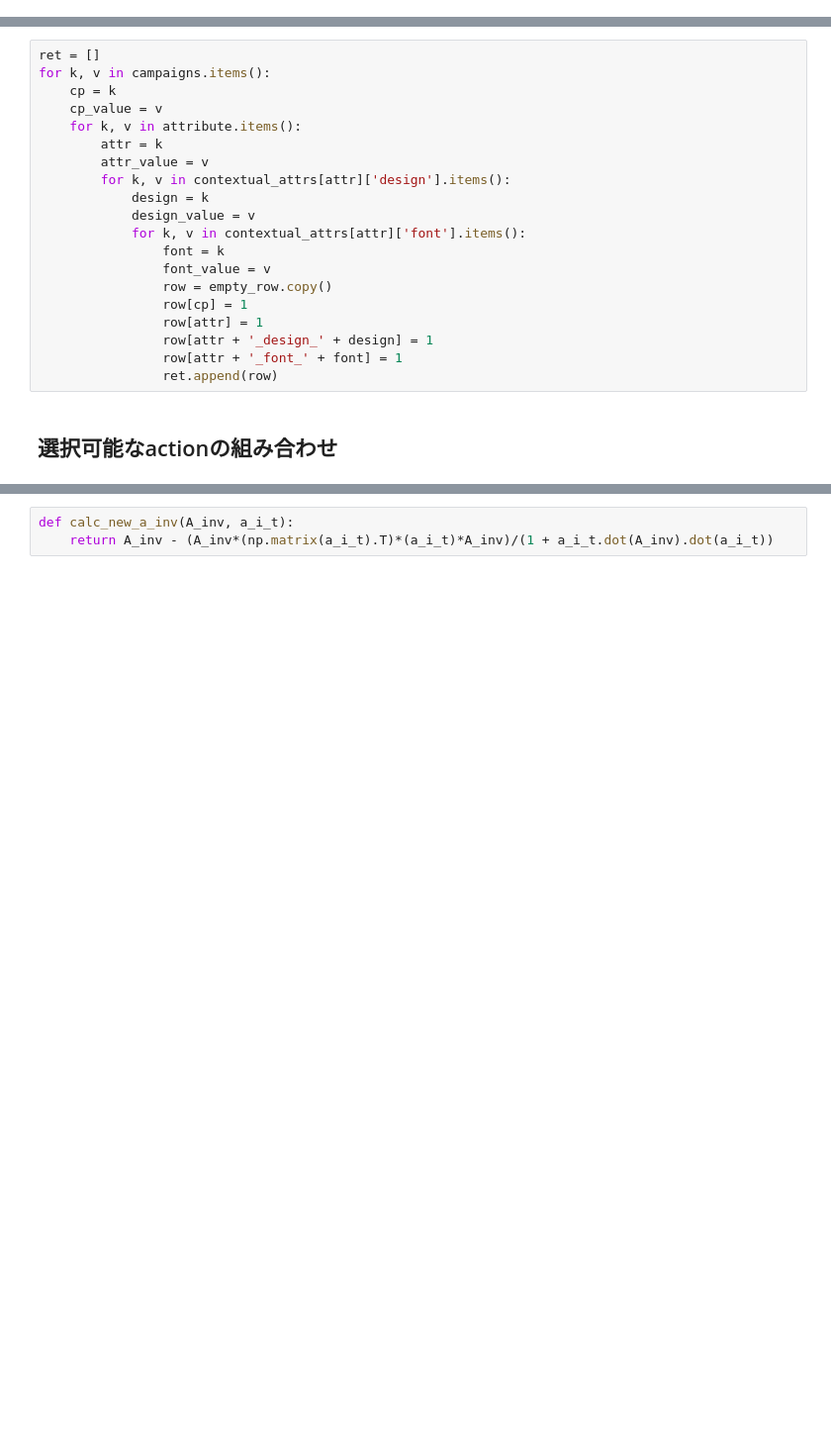
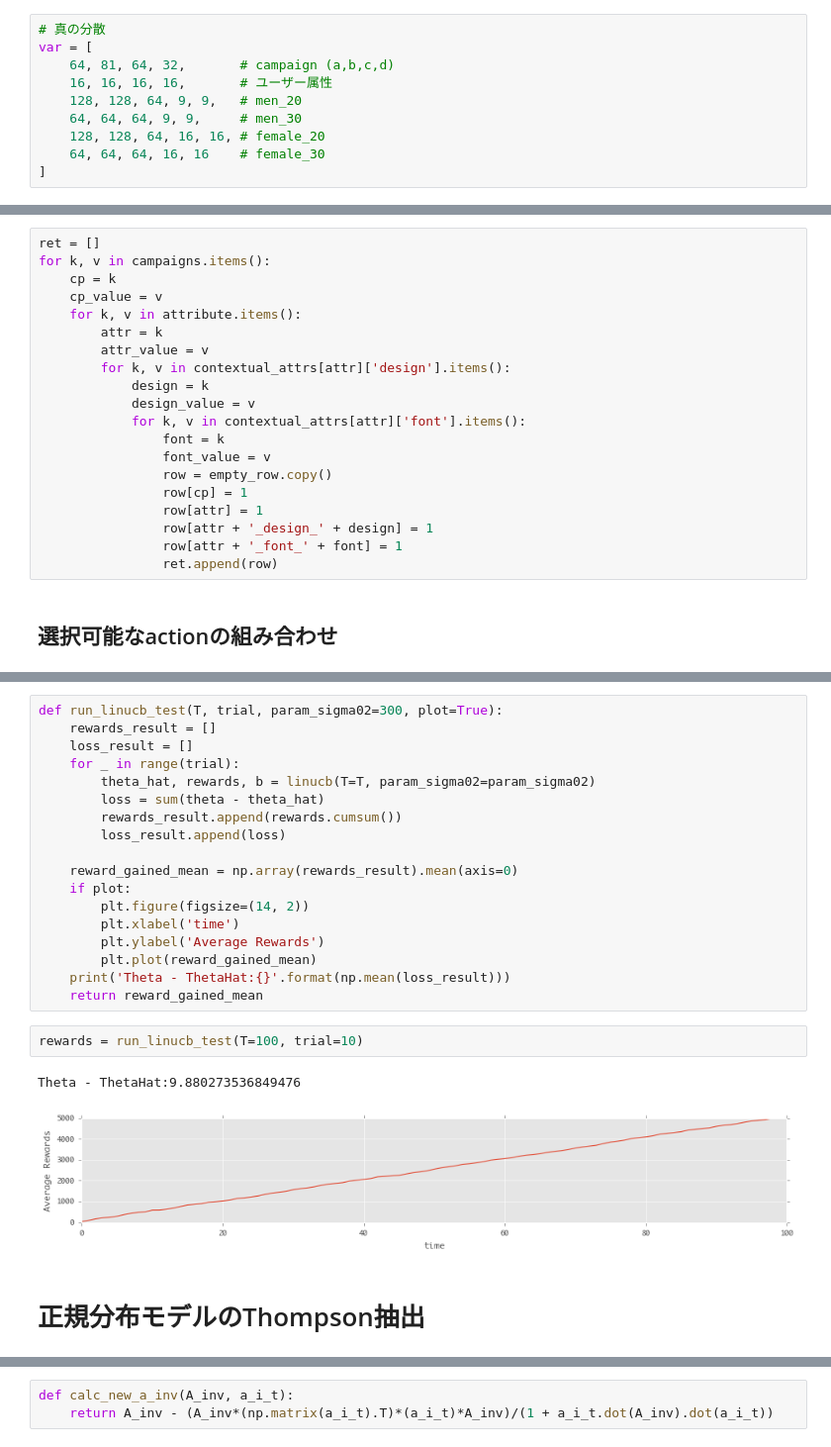
Before and after one commit to hagino3000/notebooks, a Jupyter notebook: MLP_bandit/Chap7.ipynb, the cells around one changed output, grey strips where cells are left out. Shown: that part at 99% size. Drawn from its saved outputs; the diff is of its cells as text; blank space fills up the shorter version.

```diff
--- a/MLP_bandit/Chap7.ipynb
+++ b/MLP_bandit/Chap7.ipynb
@@ -125,3 +110,13 @@ var = [
+# %%
+# 真の分散
+var = [
+    64, 81, 64, 32,       # campaign (a,b,c,d)
+    16, 16, 16, 16,       # ユーザー属性
+    128, 128, 64, 9, 9,   # men_20
+    64, 64, 64, 9, 9,     # men_30
+    128, 128, 64, 16, 16, # female_20
+    64, 64, 64, 16, 16    # female_30
+]
 # %%
 empty_row = {}
 for c in actions:
@@ -181,0 +233,25 @@ def get_reward(action):
+# %%
+def run_linucb_test(T, trial, param_sigma02=300, plot=True):
+    rewards_result = []
+    loss_result = []
+    for _ in range(trial):
+        theta_hat, rewards, b = linucb(T=T, param_sigma02=param_sigma02)
+        loss = sum(theta - theta_hat)
+        rewards_result.append(rewards.cumsum())
+        loss_result.append(loss)
+
+    reward_gained_mean = np.array(rewards_result).mean(axis=0)
+    if plot:
+        plt.figure(figsize=(14, 2))
+        plt.xlabel('time')
+        plt.ylabel('Average Rewards')
+        plt.plot(reward_gained_mean)
+    print('Theta - ThetaHat:{}'.format(np.mean(loss_result)))
+    return reward_gained_mean
+# %%
+rewards = run_linucb_test(T=100, trial=10)
+# %% [output]
+Theta - ThetaHat:9.880273536849476
+[figure, added]
+# %% [markdown]
+# 正規分布モデルのThompson抽出
```
Also changed, not shown: parts of 32 cells of this notebook.
